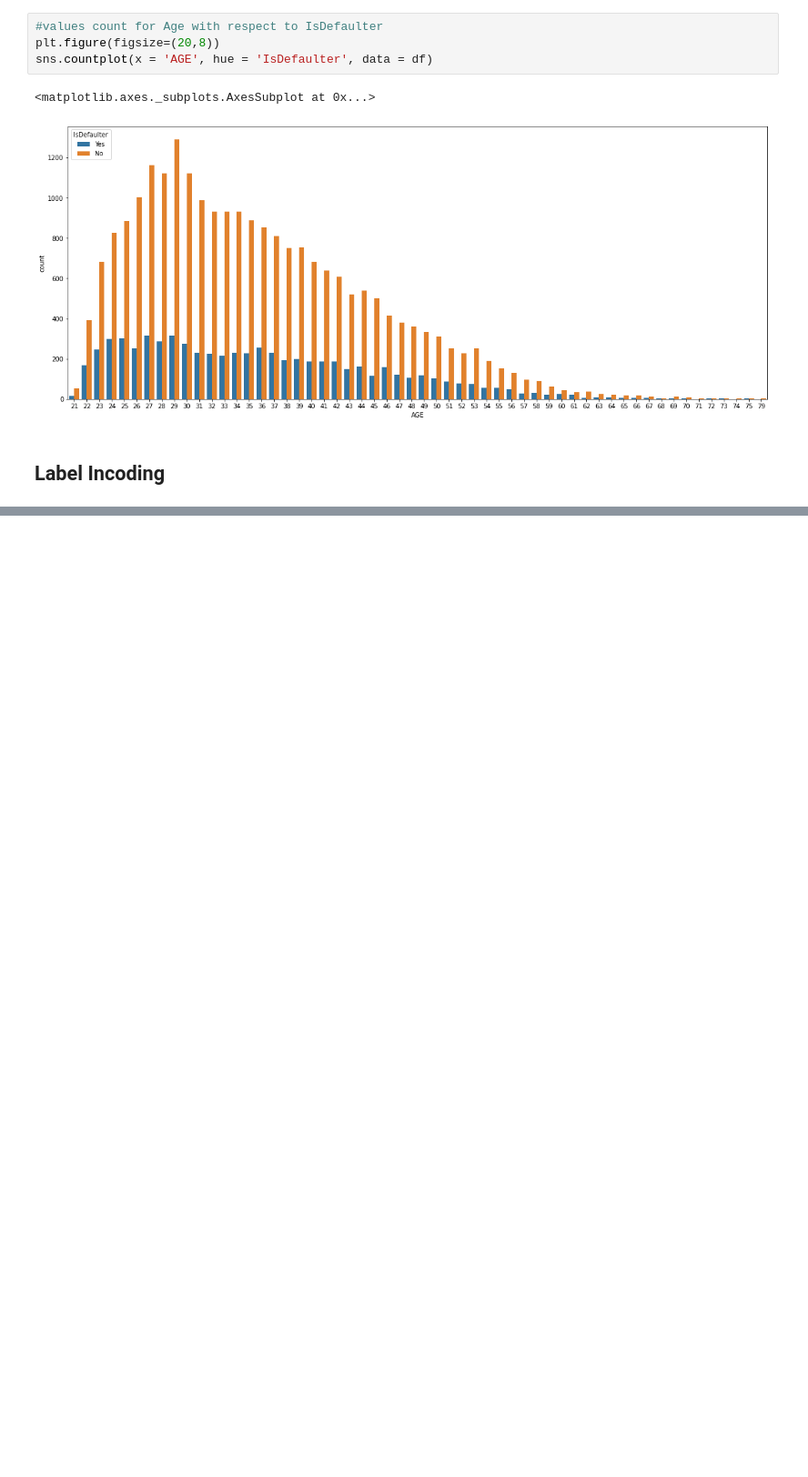
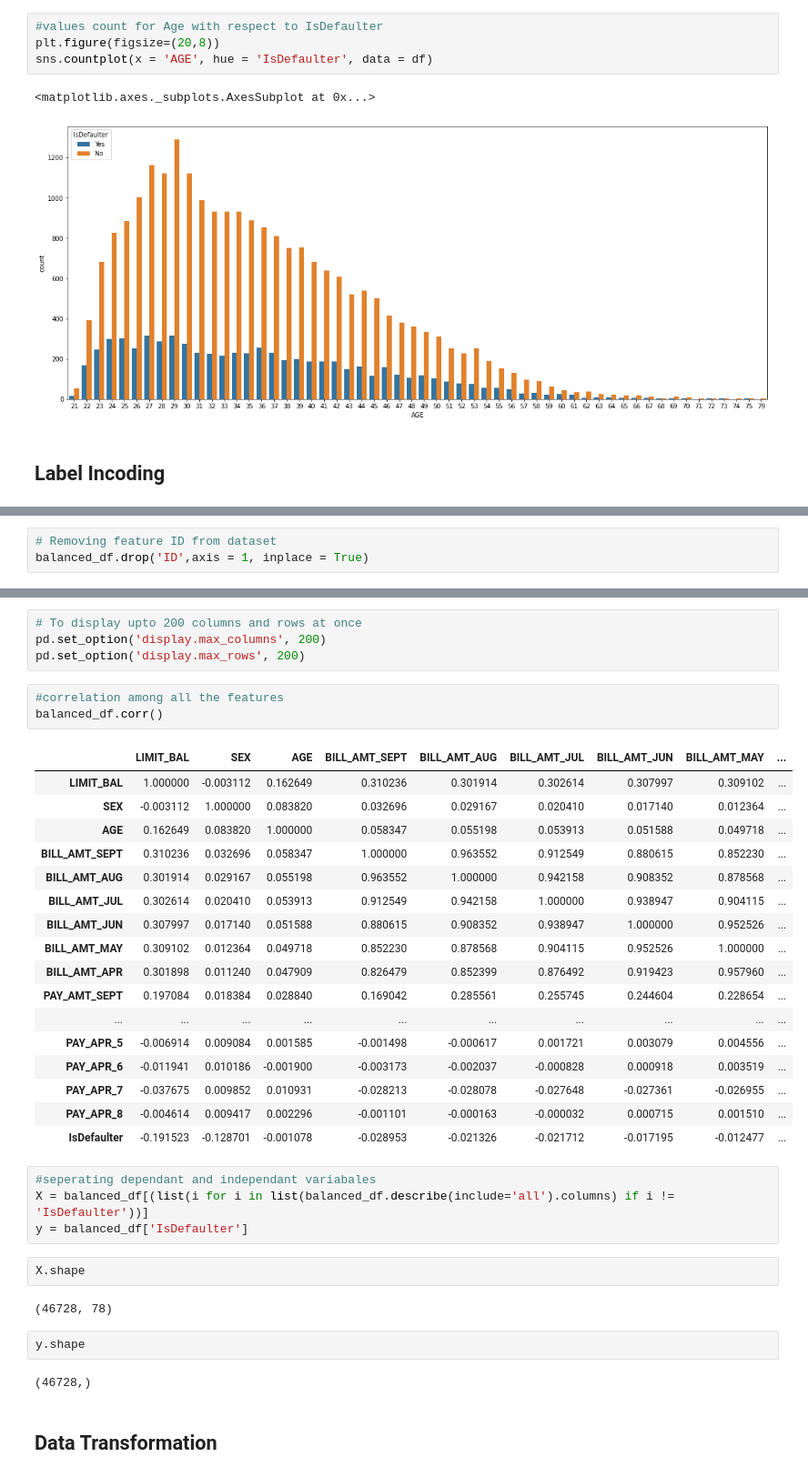
Before and after one commit to Manass20/Credit-Card-Default-Prediction---Capstone-Project, a Jupyter notebook: Credit_Card_Default_Prediction_Capstone_Project.ipynb, the cells around one changed output, grey strips where cells are left out. Shown: that part at 91% size. Drawn from its saved outputs; the diff is of its cells as text; blank space fills up the shorter version.

```diff
--- a/Credit_Card_Default_Prediction_Capstone_Project.ipynb
+++ b/Credit_Card_Default_Prediction_Capstone_Project.ipynb
@@ -365,0 +447,3 @@ sns.countplot(x = 'AGE', hue = 'IsDefaulter', data = df)
+# %%
+# Removing feature ID from dataset
+balanced_df.drop('ID',axis = 1, inplace = True)
@@ -365,0 +460,39 @@ sns.countplot(x = 'AGE', hue = 'IsDefaulter', data = df)
+# %%
+# To display upto 200 columns and rows at once
+pd.set_option('display.max_columns', 200)
+pd.set_option('display.max_rows', 200)
+# %%
+#correlation among all the features
+balanced_df.corr()
+# %% [output]
+|  | LIMIT_BAL | SEX | AGE | BILL_AMT_SEPT | BILL_AMT_AUG | BILL_AMT_JUL | BILL_AMT_JUN | BILL_AMT_MAY | ... |
+| LIMIT_BAL | 1.000000 | -0.003112 | 0.162649 | 0.310236 | 0.301914 | 0.302614 | 0.307997 | 0.309102 | ... |
+| SEX | -0.003112 | 1.000000 | 0.083820 | 0.032696 | 0.029167 | 0.020410 | 0.017140 | 0.012364 | ... |
+| AGE | 0.162649 | 0.083820 | 1.000000 | 0.058347 | 0.055198 | 0.053913 | 0.051588 | 0.049718 | ... |
+| BILL_AMT_SEPT | 0.310236 | 0.032696 | 0.058347 | 1.000000 | 0.963552 | 0.912549 | 0.880615 | 0.852230 | ... |
+| BILL_AMT_AUG | 0.301914 | 0.029167 | 0.055198 | 0.963552 | 1.000000 | 0.942158 | 0.908352 | 0.878568 | ... |
+| BILL_AMT_JUL | 0.302614 | 0.020410 | 0.053913 | 0.912549 | 0.942158 | 1.000000 | 0.938947 | 0.904115 | ... |
+| BILL_AMT_JUN | 0.307997 | 0.017140 | 0.051588 | 0.880615 | 0.908352 | 0.938947 | 1.000000 | 0.952526 | ... |
+| BILL_AMT_MAY | 0.309102 | 0.012364 | 0.049718 | 0.852230 | 0.878568 | 0.904115 | 0.952526 | 1.000000 | ... |
+| BILL_AMT_APR | 0.301898 | 0.011240 | 0.047909 | 0.826479 | 0.852399 | 0.876492 | 0.919423 | 0.957960 | ... |
+| PAY_AMT_SEPT | 0.197084 | 0.018384 | 0.028840 | 0.169042 | 0.285561 | 0.255745 | 0.244604 | 0.228654 | ... |
+| ... | ... | ... | ... | ... | ... | ... | ... | ... | ... |
+| PAY_APR_5 | -0.006914 | 0.009084 | 0.001585 | -0.001498 | -0.000617 | 0.001721 | 0.003079 | 0.004556 | ... |
+| PAY_APR_6 | -0.011941 | 0.010186 | -0.001900 | -0.003173 | -0.002037 | -0.000828 | 0.000918 | 0.003519 | ... |
+| PAY_APR_7 | -0.037675 | 0.009852 | 0.010931 | -0.028213 | -0.028078 | -0.027648 | -0.027361 | -0.026955 | ... |
+| PAY_APR_8 | -0.004614 | 0.009417 | 0.002296 | -0.001101 | -0.000163 | -0.000032 | 0.000715 | 0.001510 | ... |
+| IsDefaulter | -0.191523 | -0.128701 | -0.001078 | -0.028953 | -0.021326 | -0.021712 | -0.017195 | -0.012477 | ... |
+# %%
+#seperating dependant and independant variabales
+X = balanced_df[(list(i for i in list(balanced_df.describe(include='all').columns) if i != 'IsDefaulter'))]
+y = balanced_df['IsDefaulter']
+# %%
+X.shape
+# %% [output]
+(46728, 78)
+# %%
+y.shape
+# %% [output]
+(46728,)
+# %% [markdown]
+## Data Transformation
```
Also changed, not shown: parts of 33 cells of this notebook.
